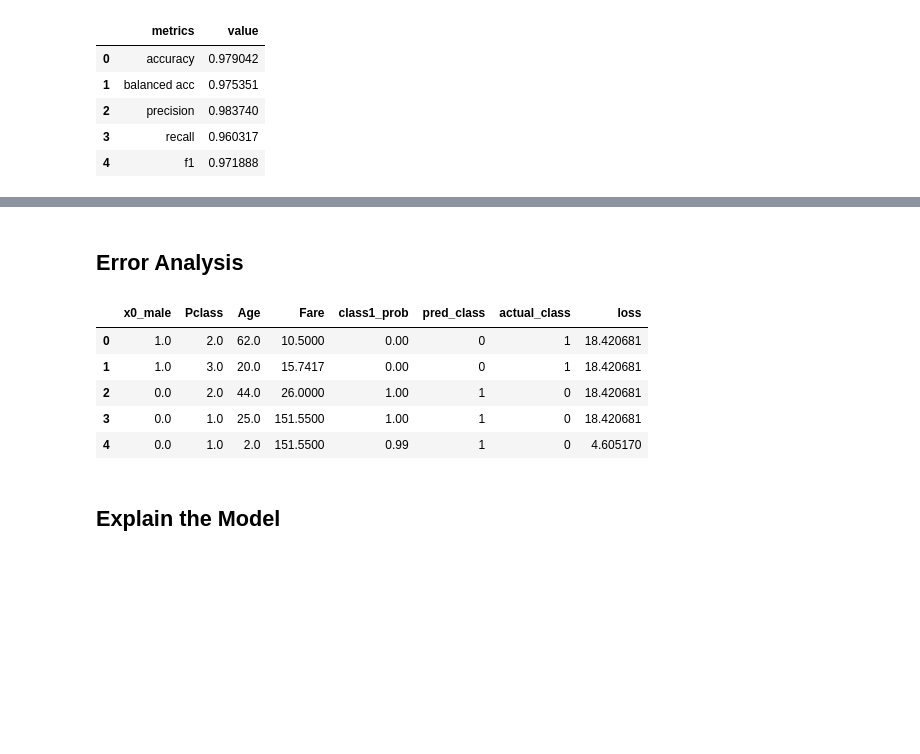
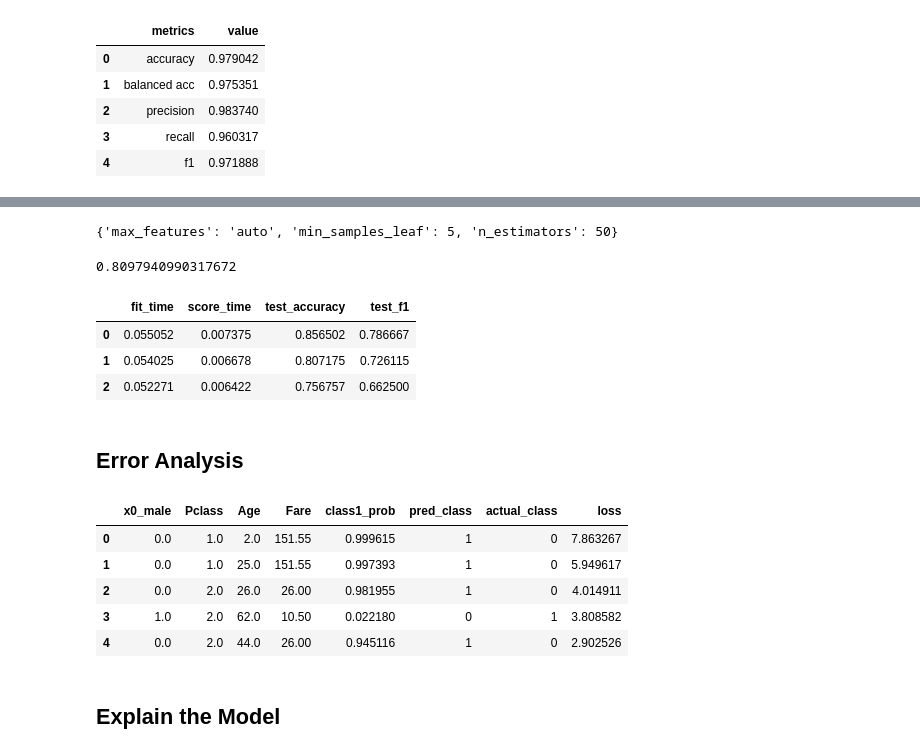
Before and after one commit to wpan03/quick_ds_python, a Jupyter notebook: supervised_clf_demo.ipynb, the cells around one changed output, grey strips where cells are left out. Drawn from its saved outputs; the diff is of its cells as text; code cells hidden in the pictures; blank space fills up the shorter version.

```diff
--- a/supervised_clf_demo.ipynb
+++ b/supervised_clf_demo.ipynb
@@ -158,0 +144,10 @@ binary_cross_evaluate(X_train_prepared, y_train, mod_rf)
+# %%
+rf_grids = {'max_features': ['auto', 'sqrt', 0.5],
+            'min_samples_leaf': [1, 3, 5, 7, 9],
+            'n_estimators': [50, 100, 200, 400]}
+# %%
+%%time
+tune_search = TuneSearchCV(RandomForestClassifier(), rf_grids, cv=3,
+                           n_trials=20, n_jobs=-1,
+                           random_state=36, search_optimization='hyperopt')
+_ = tune_search.fit(X_train_prepared, y_train)
@@ -159,14 +157,31 @@ binary_cross_evaluate(X_train_prepared, y_train, mod_rf)
+# %%
+tune_search.best_params_
+# %% [output]
+{'max_features': 'auto', 'min_samples_leaf': 5, 'n_estimators': 50}
+# %%
+tune_search.best_score_
+# %% [output]
+0.8097940990317672
+# %%
+mod_rf_final = tune_search.best_estimator_
+# %%
+binary_cross_evaluate(X_train_prepared, y_train, mod_rf_final)
+# %% [output]
+|  | fit_time | score_time | test_accuracy | test_f1 |
+| 0 | 0.055052 | 0.007375 | 0.856502 | 0.786667 |
+| 1 | 0.054025 | 0.006678 | 0.807175 | 0.726115 |
+| 2 | 0.052271 | 0.006422 | 0.756757 | 0.662500 |
 # %% [markdown]
 ## Error Analysis
 # %%
-get_binary_error_analysis(X_test_prepared, y_test, mod_rf, only_show_error=True).head(5)
+get_binary_error_analysis(X_test_prepared, y_test, mod_rf_final, only_show_error=True).head(5)
 # %% [output]
 |  | x0_male | Pclass | Age | Fare | class1_prob | pred_class | actual_class | loss |
-| 0 | 1.0 | 2.0 | 62.0 | 10.5000 | 0.00 | 0 | 1 | 18.420681 |
-| 1 | 1.0 | 3.0 | 20.0 | 15.7417 | 0.00 | 0 | 1 | 18.420681 |
-| 2 | 0.0 | 2.0 | 44.0 | 26.0000 | 1.00 | 1 | 0 | 18.420681 |
-| 3 | 0.0 | 1.0 | 25.0 | 151.5500 | 1.00 | 1 | 0 | 18.420681 |
-| 4 | 0.0 | 1.0 | 2.0 | 151.5500 | 0.99 | 1 | 0 | 4.605170 |
+| 0 | 0.0 | 1.0 | 2.0 | 151.55 | 0.999615 | 1 | 0 | 7.863267 |
+| 1 | 0.0 | 1.0 | 25.0 | 151.55 | 0.997393 | 1 | 0 | 5.949617 |
+| 2 | 0.0 | 2.0 | 26.0 | 26.00 | 0.981955 | 1 | 0 | 4.014911 |
+| 3 | 1.0 | 2.0 | 62.0 | 10.50 | 0.022180 | 0 | 1 | 3.808582 |
+| 4 | 0.0 | 2.0 | 44.0 | 26.00 | 0.945116 | 1 | 0 | 2.902526 |
 # %% [markdown]
 ## Explain the Model
 # %% [markdown]
```
Also changed, not shown: parts of 12 cells of this notebook, 2 other files.
